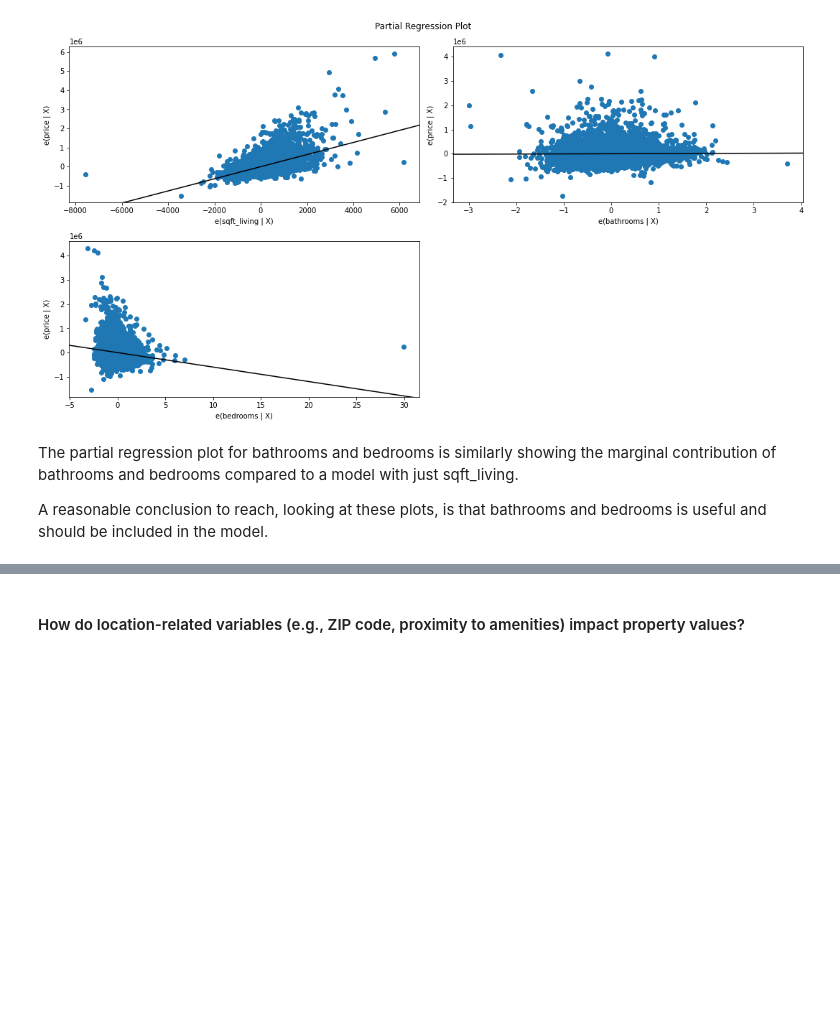
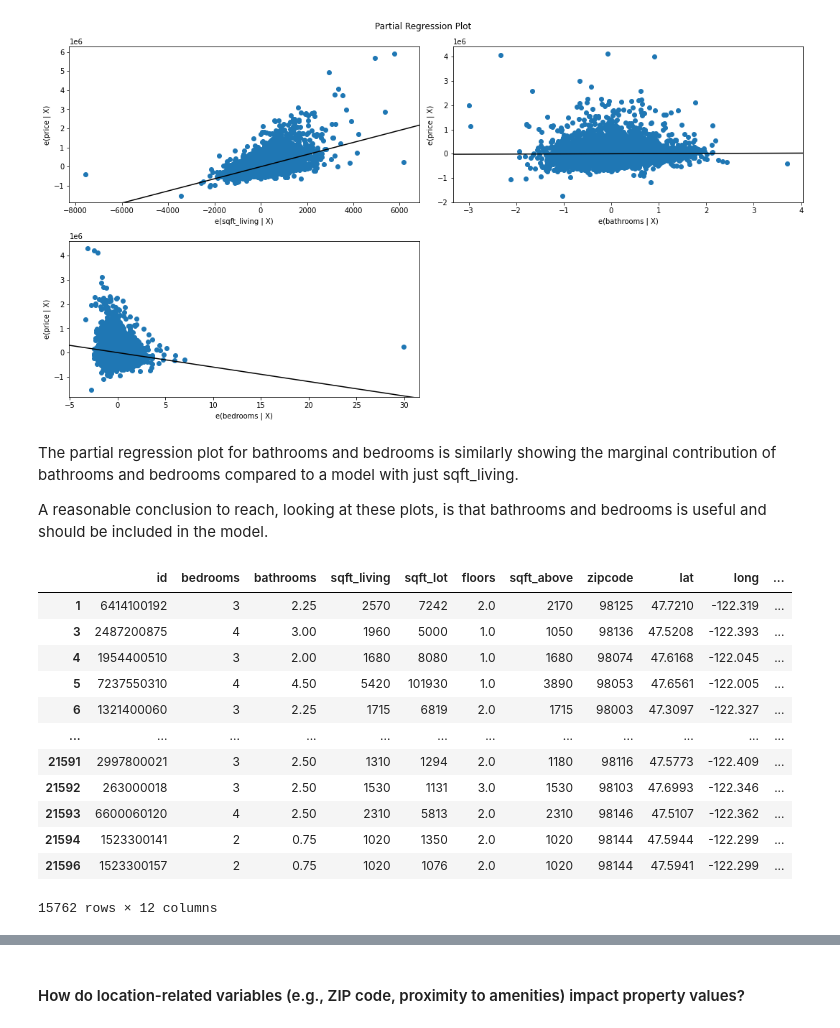
Before and after one commit to RoseKyalo/PHASE-2-PROJECT, a Jupyter notebook: Linear Regression Quarter Final.ipynb, the cells around one changed output, grey strips where cells are left out. Saved outputs shown, nothing was run; the diff lists cells and outputs as text; code cells hidden in the pictures; blank space fills up the shorter version.

```diff
--- a/Linear Regression Quarter Final.ipynb
+++ b/Linear Regression Quarter Final.ipynb
@@ -505,0 +508,17 @@ A reasonable conclusion to reach, looking at these plots, is that bathrooms and
+# %%
+X_all = data.drop("price", axis=1).select_dtypes("number")
+X_all
+# %% [output]
+|  | id | bedrooms | bathrooms | sqft_living | sqft_lot | floors | sqft_above | zipcode | lat | long | ... |
+| 1 | 6414100192 | 3 | 2.25 | 2570 | 7242 | 2.0 | 2170 | 98125 | 47.7210 | -122.319 | ... |
+| 3 | 2487200875 | 4 | 3.00 | 1960 | 5000 | 1.0 | 1050 | 98136 | 47.5208 | -122.393 | ... |
+| 4 | 1954400510 | 3 | 2.00 | 1680 | 8080 | 1.0 | 1680 | 98074 | 47.6168 | -122.045 | ... |
+| 5 | 7237550310 | 4 | 4.50 | 5420 | 101930 | 1.0 | 3890 | 98053 | 47.6561 | -122.005 | ... |
+| 6 | 1321400060 | 3 | 2.25 | 1715 | 6819 | 2.0 | 1715 | 98003 | 47.3097 | -122.327 | ... |
+| ... | ... | ... | ... | ... | ... | ... | ... | ... | ... | ... | ... |
+| 21591 | 2997800021 | 3 | 2.50 | 1310 | 1294 | 2.0 | 1180 | 98116 | 47.5773 | -122.409 | ... |
+| 21592 | 263000018 | 3 | 2.50 | 1530 | 1131 | 3.0 | 1530 | 98103 | 47.6993 | -122.346 | ... |
+| 21593 | 6600060120 | 4 | 2.50 | 2310 | 5813 | 2.0 | 2310 | 98146 | 47.5107 | -122.362 | ... |
+| 21594 | 1523300141 | 2 | 0.75 | 1020 | 1350 | 2.0 | 1020 | 98144 | 47.5944 | -122.299 | ... |
+| 21596 | 1523300157 | 2 | 0.75 | 1020 | 1076 | 2.0 | 1020 | 98144 | 47.5941 | -122.299 | ... |
+15762 rows × 12 columns
```
Also changed, not shown: parts of 14 cells of this notebook, 3 other files.
